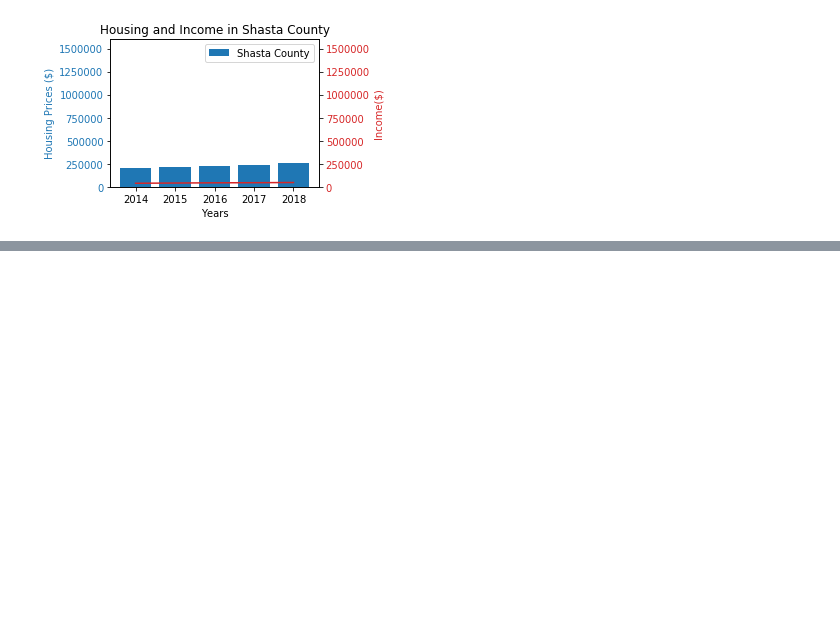
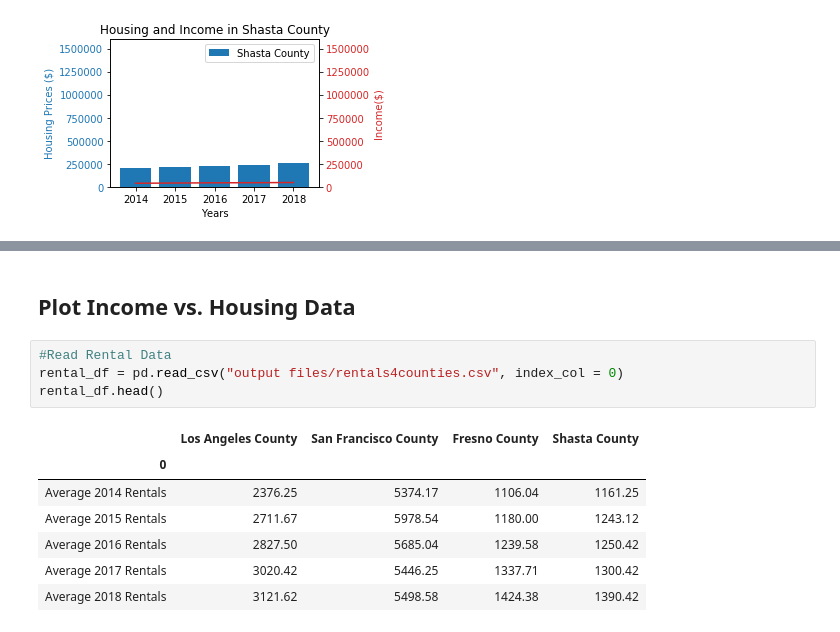
Before and after one commit to TrevorLovesMommy/Real-Estate-Project, a Jupyter notebook: Analysis.ipynb, the cells around one changed output, grey strips where cells are left out. Cells and saved outputs as stored; diff of their text form; blank space fills up the shorter version.

```diff
--- a/Analysis.ipynb
+++ b/Analysis.ipynb
@@ -245,0 +241,14 @@ plt.show()
+# %% [markdown]
+## Plot Income vs. Housing Data
+# %%
+#Read Rental Data
+rental_df = pd.read_csv("output files/rentals4counties.csv", index_col = 0)
+rental_df.head()
+# %% [output]
+|  | Los Angeles County | San Francisco County | Fresno County | Shasta County |
+| 0 |  |  |  |  |
+| Average 2014 Rentals | 2376.25 | 5374.17 | 1106.04 | 1161.25 |
+| Average 2015 Rentals | 2711.67 | 5978.54 | 1180.00 | 1243.12 |
+| Average 2016 Rentals | 2827.50 | 5685.04 | 1239.58 | 1250.42 |
+| Average 2017 Rentals | 3020.42 | 5446.25 | 1337.71 | 1300.42 |
+| Average 2018 Rentals | 3121.62 | 5498.58 | 1424.38 | 1390.42 |
```
Also changed, not shown: parts of 4 cells of this notebook, 2 other files.
